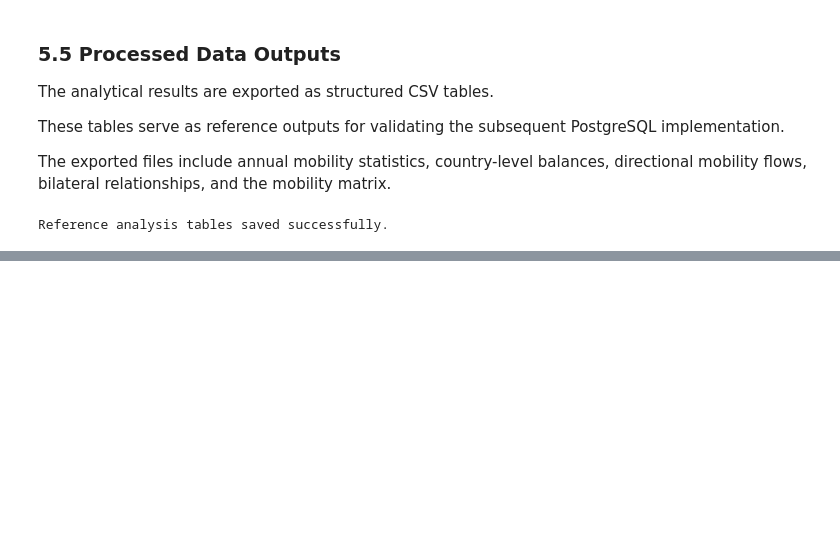
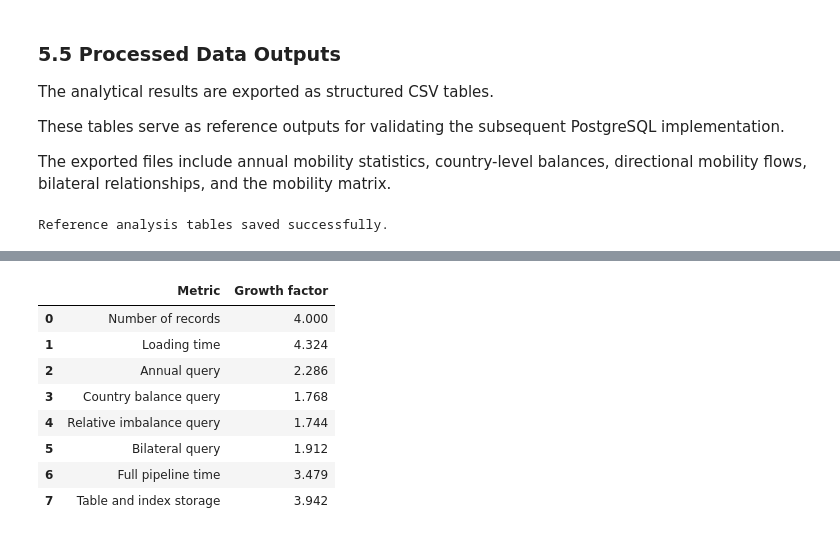
Before and after one commit to alua-emes/erasmus-mobility-explorer, a Jupyter notebook: notebooks/02_cids_report.ipynb, the cells around one changed output, grey strips where cells are left out. Saved outputs shown, nothing was run; the diff lists cells and outputs as text; code cells hidden in the pictures; blank space fills up the shorter version.

```diff
--- a/notebooks/02_cids_report.ipynb
+++ b/notebooks/02_cids_report.ipynb
@@ -1214,0 +1639,64 @@ Reference analysis tables saved successfully.
+# %%
+
+small = benchmark_summary.loc[
+    benchmark_summary["dataset_fraction"] == 0.25
+].iloc[0]
+
+full = benchmark_summary.loc[
+    benchmark_summary["dataset_fraction"] == 1.00
+].iloc[0]
+
+scalability = pd.DataFrame({
+
+    "Metric": [
+        "Number of records",
+        "Loading time",
+        "Annual query",
+        "Country balance query",
+        "Relative imbalance query",
+        "Bilateral query",
+        "Full pipeline time",
+        "Table and index storage"
+    ],
+
+    "Growth factor": [
+
+        full["records"] /
+        small["records"],
+
+        full["loading_seconds"] /
+        small["loading_seconds"],
+
+        full["annual_seconds"] /
+        small["annual_seconds"],
+
+        full["balance_seconds"] /
+        small["balance_seconds"],
+
+        full["imbalance_seconds"] /
+        small["imbalance_seconds"],
+
+        full["bilateral_seconds"] /
+        small["bilateral_seconds"],
+
+        full["pipeline_seconds"] /
+        small["pipeline_seconds"],
+
+        full["total_relation_bytes"] /
+        small["total_relation_bytes"],
+
+    ]
+
+})
+
+display(scalability.round(3))
+# %% [output]
+|  | Metric | Growth factor |
+| 0 | Number of records | 4.000 |
+| 1 | Loading time | 4.324 |
+| 2 | Annual query | 2.286 |
+| 3 | Country balance query | 1.768 |
+| 4 | Relative imbalance query | 1.744 |
+| 5 | Bilateral query | 1.912 |
+| 6 | Full pipeline time | 3.479 |
+| 7 | Table and index storage | 3.942 |
```
Also changed, not shown: parts of 17 cells of this notebook, 10 other files.
